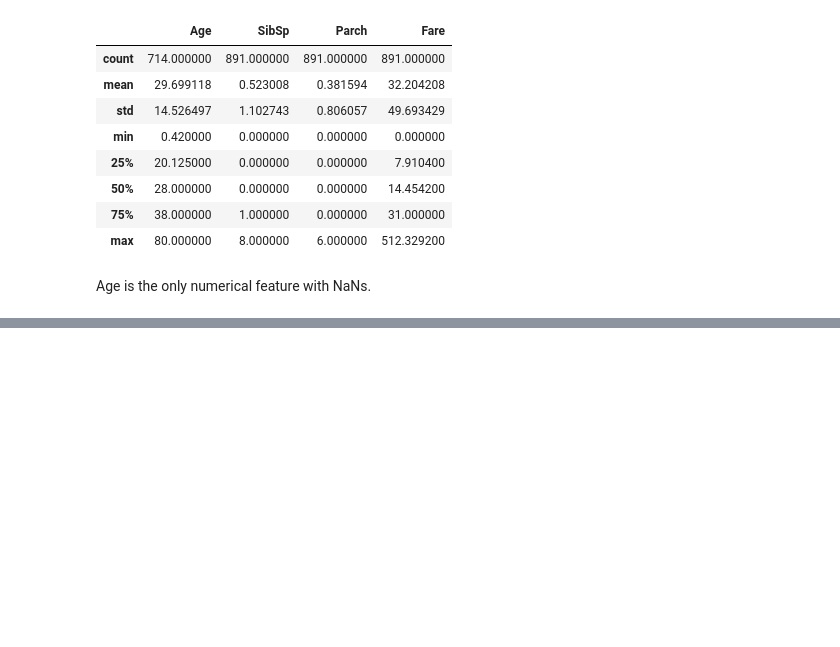
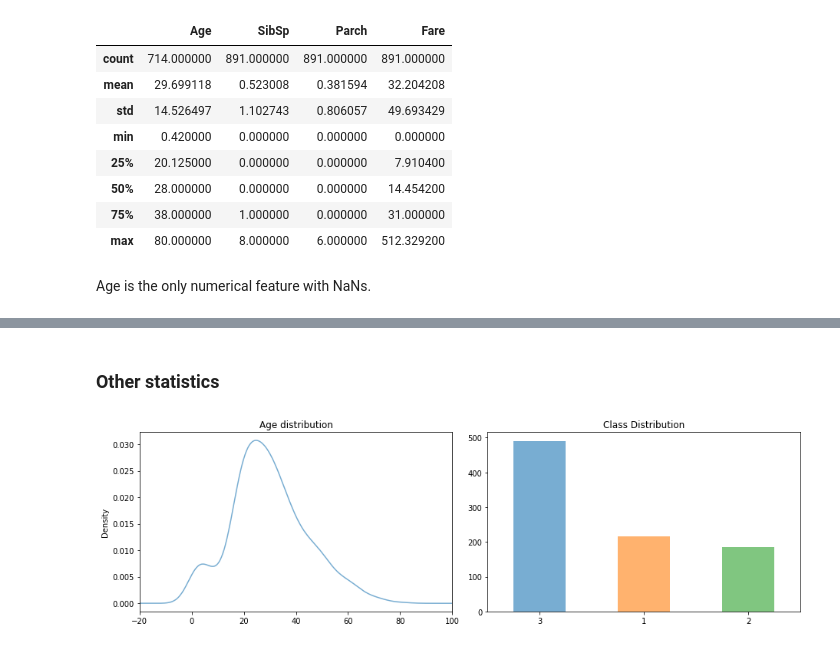
Before and after one commit to yangvnks/titanic-classification, a Jupyter notebook: data-visualisation.ipynb, the cells around one changed output, grey strips where cells are left out. Cells and saved outputs as stored; diff of their text form; code cells hidden in the pictures; blank space fills up the shorter version.

```diff
--- a/data-visualisation.ipynb
+++ b/data-visualisation.ipynb
@@ -187,0 +166,17 @@ plt.show()
+# %% [markdown]
+### Other statistics
+# %%
+fig = plt.figure(figsize=(13,4))
+
+# plots a bar graph of the age distribution
+ax1 = plt.subplot2grid((1,2), (0,0))
+df.Age.plot(kind='kde', alpha=0.6, title='Age distribution', xlim=(-20, 100))
+
+# plots a bar graph of the class distribution
+ax2 = plt.subplot2grid((1,2),(0,1))
+df.Pclass.value_counts().plot(kind='bar', alpha=0.6, title='Class Distribution', rot=0)
+
+plt.tight_layout()
+plt.show()
+# %% [output]
+[figure, added]
```
Also changed, not shown: parts of 13 cells of this notebook, 1 other file.
